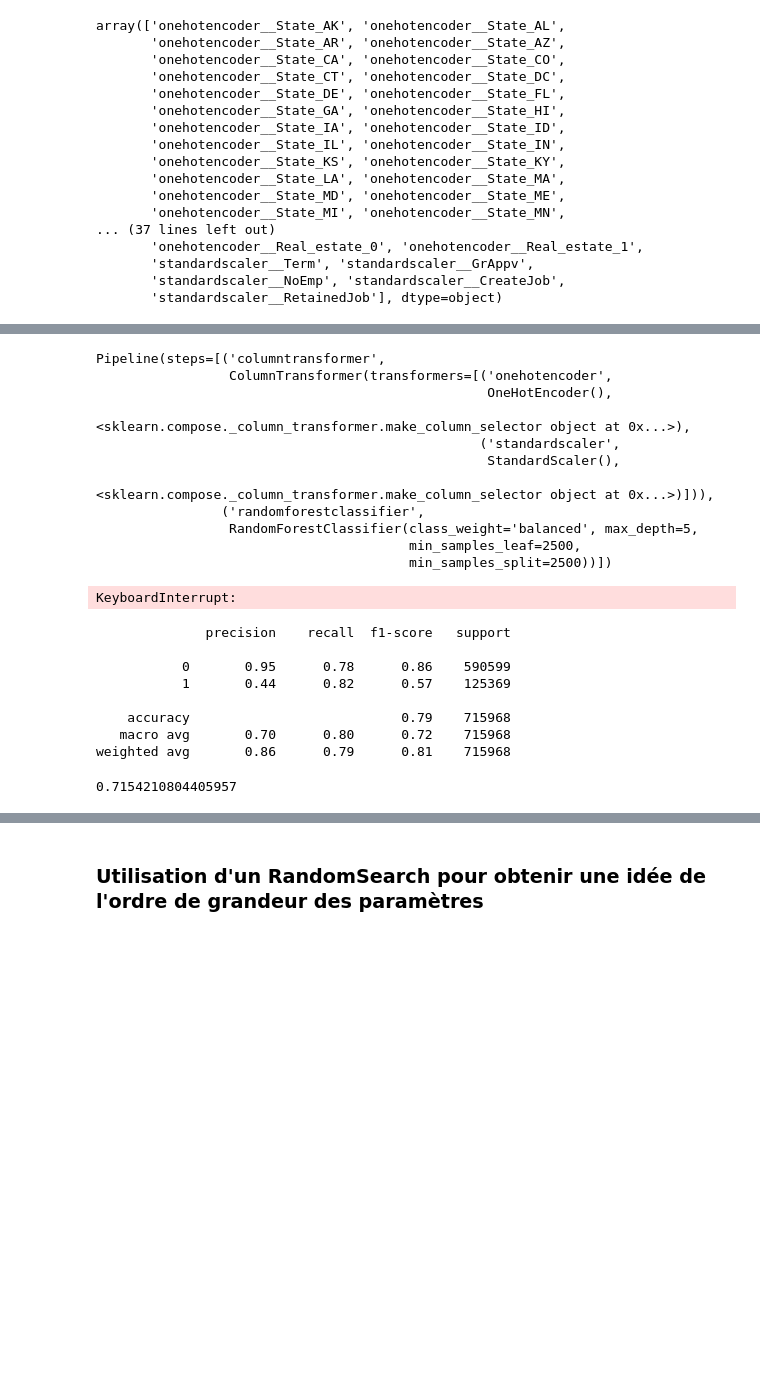
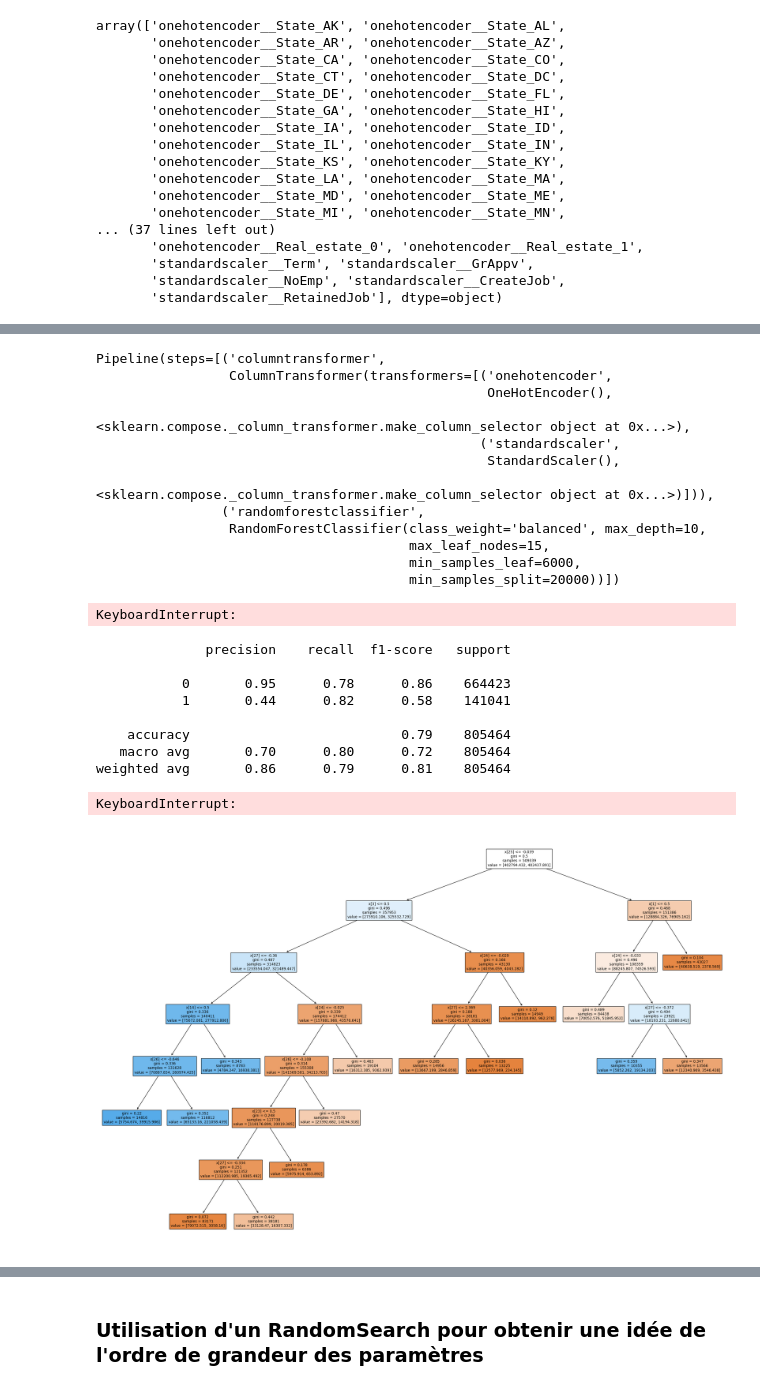
Before and after one commit to JynMoriarty/Loan_project, a Jupyter notebook: modelisation.ipynb, the cells around one changed output, grey strips where cells are left out. Drawn from its saved outputs; the diff is of its cells as text; code cells hidden in the pictures; blank space fills up the shorter version.

```diff
--- a/modelisation.ipynb
+++ b/modelisation.ipynb
@@ -155,15 +161,16 @@ plt.show()
 # %%
 X = df[['UrbanRural','CreateJob','NoEmp','Real_estate','GrAppv','Industry','Term']]
 y = df['MIS_Status']
-X_train, X_test, y_train, y_test = train_test_split(X, y,shuffle=True, train_size=0.8, random_state=42, stratify=y)
+X_train, X_test, y_train, y_test = train_test_split(X, y,shuffle=True, train_size=0.9, random_state=42, stratify=y)
 # %%
 forest= make_pipeline(
     transformer,
     RandomForestClassifier(
         max_depth=10,
         n_estimators=100,
-        min_samples_leaf=2500,
-        min_samples_split=2500,
+        min_samples_leaf=6000,
+        min_samples_split=20000,
+        max_leaf_nodes=15,
         class_weight='balanced'
     )
 )
@@ -179,9 +186,10 @@ Pipeline(steps=[('columntransformer',
                                                   StandardScaler(),
                                                   <sklearn.compose._column_transformer.make_column_selector object at 0x...>)])),
                 ('randomforestclassifier',
-                 RandomForestClassifier(class_weight='balanced', max_depth=5,
-                                        min_samples_leaf=2500,
-                                        min_samples_split=2500))])
+                 RandomForestClassifier(class_weight='balanced', max_depth=10,
+                                        max_leaf_nodes=15,
+                                        min_samples_leaf=6000,
+                                        min_samples_split=20000))])
 # %%
 train_sizes, train_scores, test_scores = learning_curve(estimator=forest, X=X_train, y=y_train,scoring='f1_macro' ,verbose=False)
 #
@@ -213,15 +221,21 @@ print(classification_report(y_train, y_pred))
 # %% [output]
               precision    recall  f1-score   support
 
-           0       0.95      0.78      0.86    590599
-           1       0.44      0.82      0.57    125369
+           0       0.95      0.78      0.86    664423
+           1       0.44      0.82      0.58    141041
 
-    accuracy                           0.79    715968
-   macro avg       0.70      0.80      0.72    715968
-weighted avg       0.86      0.79      0.81    715968
+    accuracy                           0.79    805464
+   macro avg       0.70      0.80      0.72    805464
+weighted avg       0.86      0.79      0.81    805464
 # %%
 cross_val=cross_validate(forest, X_train, y_train,scoring='f1_macro',cv=5)
 
 cross_val['test_score'].mean()
 # %% [output]
-0.7154210804405957
+KeyboardInterrupt:
+# %%
+fig = plt.figure(figsize=(30,20))
+plot_tree(forest.named_steps['randomforestclassifier'].estimators_[0],filled=True)
+plt.show()
+# %% [output]
+[figure, added]
```
Also changed, not shown: parts of 20 cells of this notebook, 2 other files.
